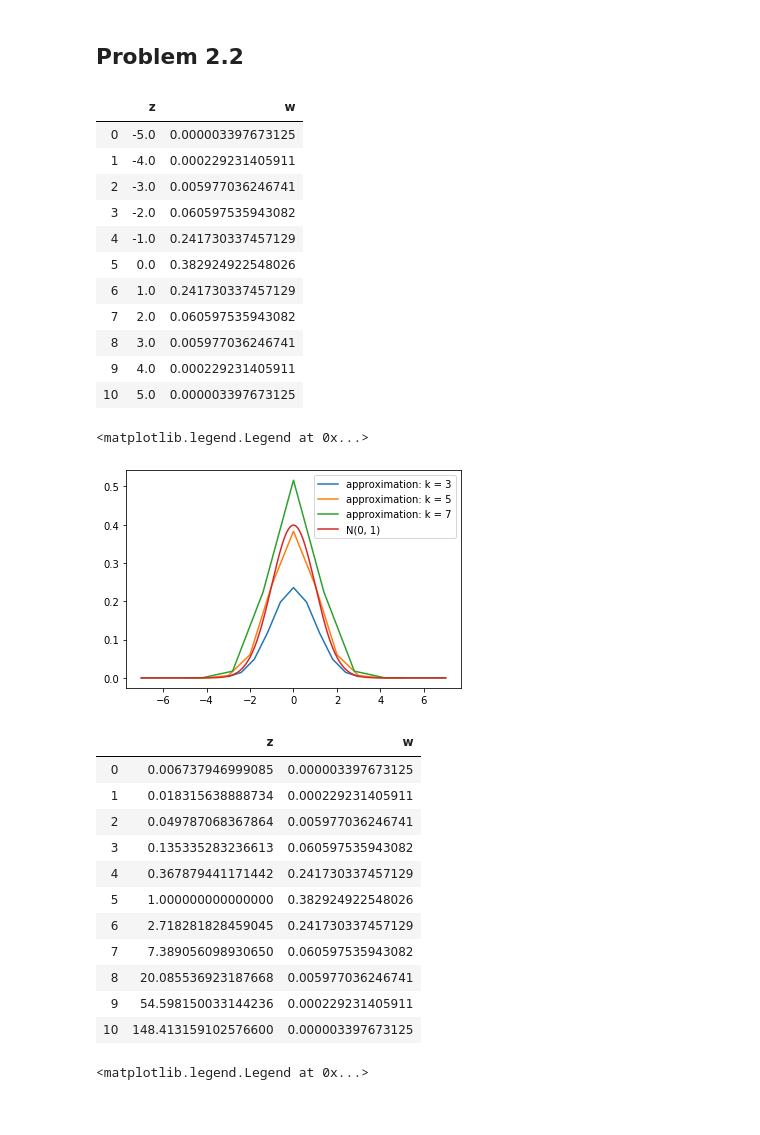
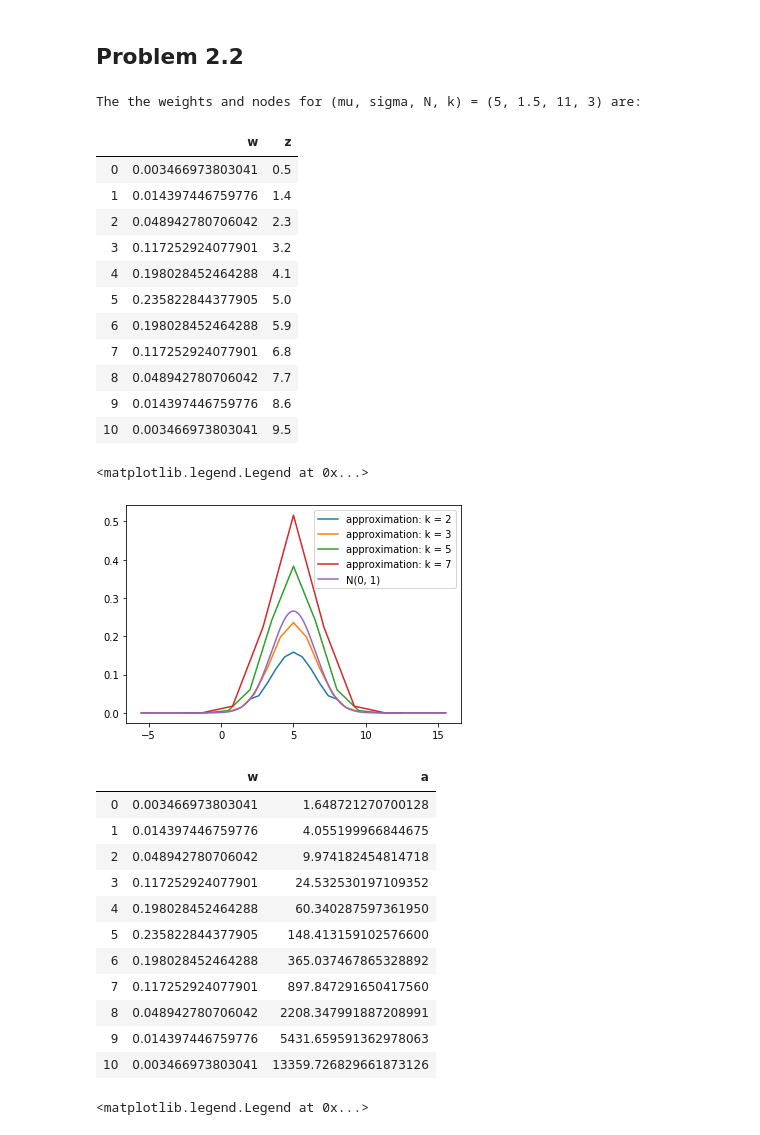
Before and after one commit to luxin-tian/persp-model-econ_w20, a Jupyter notebook: ProblemSets/PS2/PS2_answer_2.ipynb, the cells around one changed output. Cells and saved outputs as stored; diff of their text form; code cells hidden in the pictures.

```diff
--- a/ProblemSets/PS2/PS2_answer_2.ipynb
+++ b/ProblemSets/PS2/PS2_answer_2.ipynb
@@ -33,5 +35,5 @@ def integral(f, a, b, N, method):
 # %%
-a, b, N = -10, 10, 10000
+a, b, N_vec = -10, 10, np.arange(20, 201, 1)
 # Use Sympy to calculate the analytical solution
 x = sy.symbols('x')
 f = 0.1 * x ** 4 + (-1.5) * x ** 3 + 0.53 * x ** 2 + 2 * x + 1
@@ -81,39 +91,39 @@ def normal_approximate(mu, sigma, N, k):
             w_vector.append(F(z_max, mu, sigma) - F(z_min, mu, sigma))
     return z_vector, np.array(w_vector)
 # %%
-mu, sigma, N, k = 0, 1, 11, 5
+mu, sigma, N, k = 5, 1.5, 11, 3
 z_vector, w_vector = normal_approximate(mu, sigma, N, k)
-pd.DataFrame(data={'z': z_vector, 'w': w_vector})
-
-# The the weights and nodes for N = 11, k = 5 are:
+print('The the weights and nodes for (mu, sigma, N, k) = (5, 1.5, 11, 3) are: ')
+pd.DataFrame(data={'w': w_vector, 'z': z_vector})
 # %% [output]
+The the weights and nodes for (mu, sigma, N, k) = (5, 1.5, 11, 3) are:
-|  | z | w |
-| 0 | -5.0 | 0.000003397673125 |
-| 1 | -4.0 | 0.000229231405911 |
-| 2 | -3.0 | 0.005977036246741 |
-| 3 | -2.0 | 0.060597535943082 |
-| 4 | -1.0 | 0.241730337457129 |
-| 5 | 0.0 | 0.382924922548026 |
-| 6 | 1.0 | 0.241730337457129 |
-| 7 | 2.0 | 0.060597535943082 |
-| 8 | 3.0 | 0.005977036246741 |
-| 9 | 4.0 | 0.000229231405911 |
-| 10 | 5.0 | 0.000003397673125 |
+|  | w | z |
+| 0 | 0.003466973803041 | 0.5 |
+| 1 | 0.014397446759776 | 1.4 |
+| 2 | 0.048942780706042 | 2.3 |
+| 3 | 0.117252924077901 | 3.2 |
+| 4 | 0.198028452464288 | 4.1 |
+| 5 | 0.235822844377905 | 5.0 |
+| 6 | 0.198028452464288 | 5.9 |
+| 7 | 0.117252924077901 | 6.8 |
+| 8 | 0.048942780706042 | 7.7 |
+| 9 | 0.014397446759776 | 8.6 |
+| 10 | 0.003466973803041 | 9.5 |
 # %%
-# Plot the approximation
-mu, sigma, N = 0, 1, 11
-for k in [3, 5, 7]:
+# Plot the approximation to get a sense on the approximations.
+mu, sigma, N = 5, 1.5, 11
+for k in [2, 3, 5, 7]:
     z_vector, w_vector = normal_approximate(mu, sigma, N, k)
     plt.plot(z_vector, w_vector, label='approximation: k = ' + str(k))
 
 # Plot the normal distribution
 x_coor = np.linspace(mu - k * sigma, mu + k * sigma, 10000)
 plt.plot(x_coor, norm.pdf(x_coor, mu, sigma), label='N(0, 1)')
 
 plt.legend()
 # %% [output]
 <matplotlib.legend.Legend at 0x...>
-[figure, old version]
+[figure, new version]
 # %%
 ## Problem 2.3
 # %%
@@ -121,22 +131,22 @@ def lognormal_approximate(mu, sigma, N, k):
     z_vector, w_vector = normal_approximate(mu, sigma, N, k)
     return np.exp(z_vector), w_vector
 # %%
-mu, sigma, N, k = 0, 1, 11, 5
-z_vector, w_vector = lognormal_approximate(mu, sigma, N, k)
-pd.DataFrame(data={'z': z_vector, 'w': w_vector})
+mu, sigma, N, k = 5, 1.5, 11, 3
+a_vector, w_vector = lognormal_approximate(mu, sigma, N, k)
+pd.DataFrame(data={'w': w_vector, 'a': a_vector})
 # %% [output]
-|  | z | w |
-| 0 | 0.006737946999085 | 0.000003397673125 |
-| 1 | 0.018315638888734 | 0.000229231405911 |
-| 2 | 0.049787068367864 | 0.005977036246741 |
-| 3 | 0.135335283236613 | 0.060597535943082 |
-| 4 | 0.367879441171442 | 0.241730337457129 |
-| 5 | 1.000000000000000 | 0.382924922548026 |
-| 6 | 2.718281828459045 | 0.241730337457129 |
-| 7 | 7.389056098930650 | 0.060597535943082 |
-| 8 | 20.085536923187668 | 0.005977036246741 |
-| 9 | 54.598150033144236 | 0.000229231405911 |
-| 10 | 148.413159102576600 | 0.000003397673125 |
+|  | w | a |
+| 0 | 0.003466973803041 | 1.648721270700128 |
+| 1 | 0.014397446759776 | 4.055199966844675 |
+| 2 | 0.048942780706042 | 9.974182454814718 |
+| 3 | 0.117252924077901 | 24.532530197109352 |
+| 4 | 0.198028452464288 | 60.340287597361950 |
+| 5 | 0.235822844377905 | 148.413159102576600 |
+| 6 | 0.198028452464288 | 365.037467865328892 |
+| 7 | 0.117252924077901 | 897.847291650417560 |
+| 8 | 0.048942780706042 | 2208.347991887208991 |
+| 9 | 0.014397446759776 | 5431.659591362978063 |
+| 10 | 0.003466973803041 | 13359.726829661873126 |
 # %%
 # Plot the approximation
 mu, sigma, N = 0, 1, 11
```
Also changed, not shown: parts of 14 cells of this notebook.
